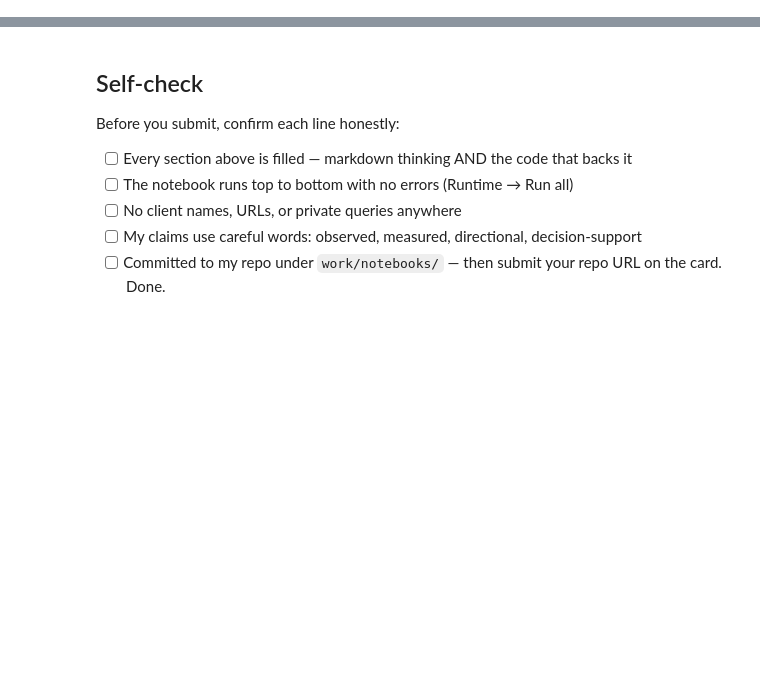
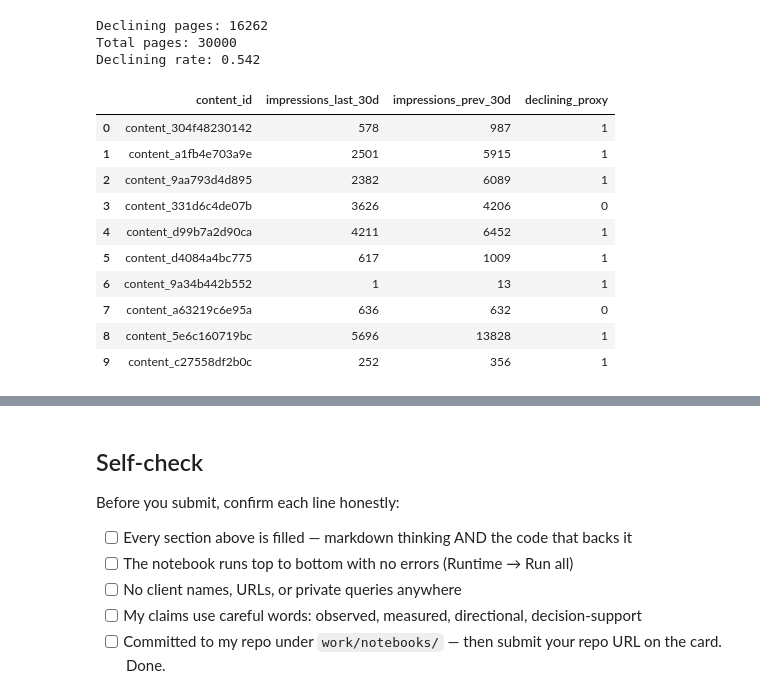
Before and after one commit to Fatima8211/ML_Internship, a Jupyter notebook: work/notebooks/w02_ml_task_framing.ipynb, the cells around one changed output, grey strips where cells are left out. Cells and saved outputs as stored; diff of their text form; code cells hidden in the pictures; blank space fills up the shorter version.

```diff
--- a/work/notebooks/w02_ml_task_framing.ipynb
+++ b/work/notebooks/w02_ml_task_framing.ipynb
@@ -12,0 +16,14 @@ This skeleton is yours to fill. Work the sections **in order** — each one has
+# %%
+# This cell is for CODE (numbers, a query, a check).
+import pandas as pd
+
+url = "https://raw.githubusercontent.com/Fatima8211/ML_Internship/main/data/raw/content_refresh_anonymized.csv"
+
+df = pd.read_csv(url)
+
+print("Rows:", len(df))
+print("Columns:", len(df.columns))
+
+print("\nAvailable columns:")
+print(df.columns.tolist())
+# Write your text answer in the cell ABOVE this one — typing sentences here breaks Run All.
@@ -12,0 +44,32 @@ This skeleton is yours to fill. Work the sections **in order** — each one has
+# %%
+# This cell is for CODE (numbers, a query, a check).
+df["declining_proxy"] = (
+    df["impressions_last_30d"] < 0.8 * df["impressions_prev_30d"]
+).astype(int)
+
+print("Declining pages:", df["declining_proxy"].sum())
+print("Total pages:", len(df))
+print("Declining rate:", round(df["declining_proxy"].mean(), 3))
+
+df[[
+    "content_id",
+    "impressions_last_30d",
+    "impressions_prev_30d",
+    "declining_proxy"
+]].head(10)
+# Write your text answer in the cell ABOVE this one — typing sentences here breaks Run All.
+# %% [output]
+Declining pages: 16262
+Total pages: 30000
+Declining rate: 0.542
+|  | content_id | impressions_last_30d | impressions_prev_30d | declining_proxy |
+| 0 | content_304f48230142 | 578 | 987 | 1 |
+| 1 | content_a1fb4e703a9e | 2501 | 5915 | 1 |
+| 2 | content_9aa793d4d895 | 2382 | 6089 | 1 |
+| 3 | content_331d6c4de07b | 3626 | 4206 | 0 |
+| 4 | content_d99b7a2d90ca | 4211 | 6452 | 1 |
+| 5 | content_d4084a4bc775 | 617 | 1009 | 1 |
+| 6 | content_9a34b442b552 | 1 | 13 | 1 |
+| 7 | content_a63219c6e95a | 636 | 632 | 0 |
+| 8 | content_5e6c160719bc | 5696 | 13828 | 1 |
+| 9 | content_c27558df2b0c | 252 | 356 | 1 |
```
Also changed, not shown: parts of 18 cells of this notebook.
